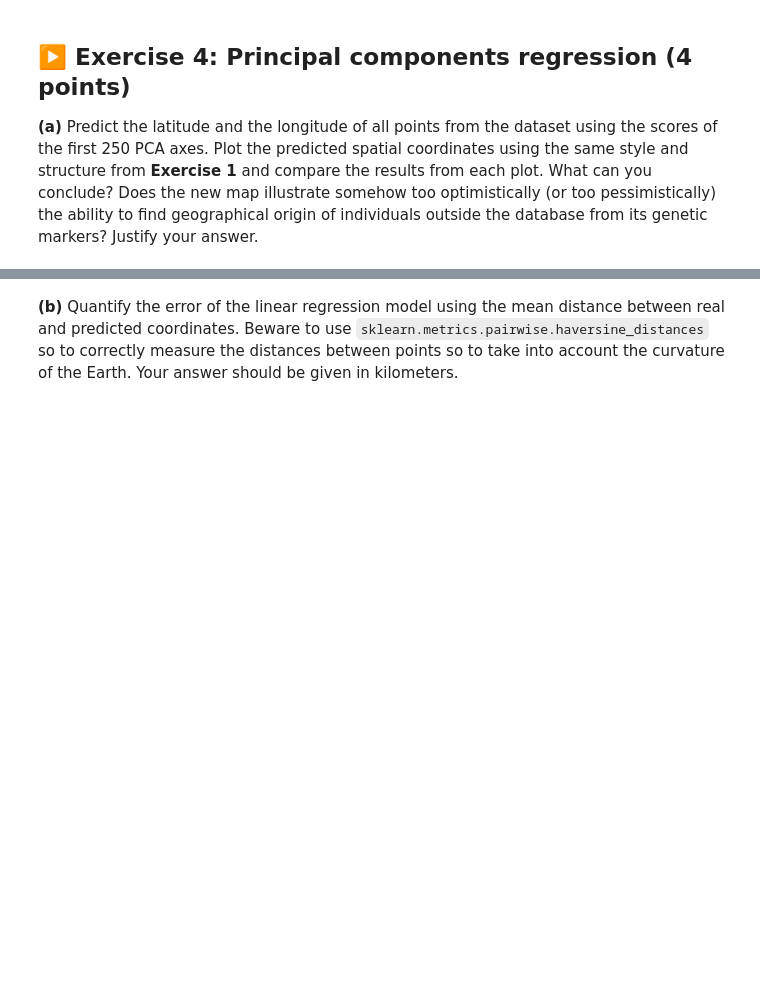
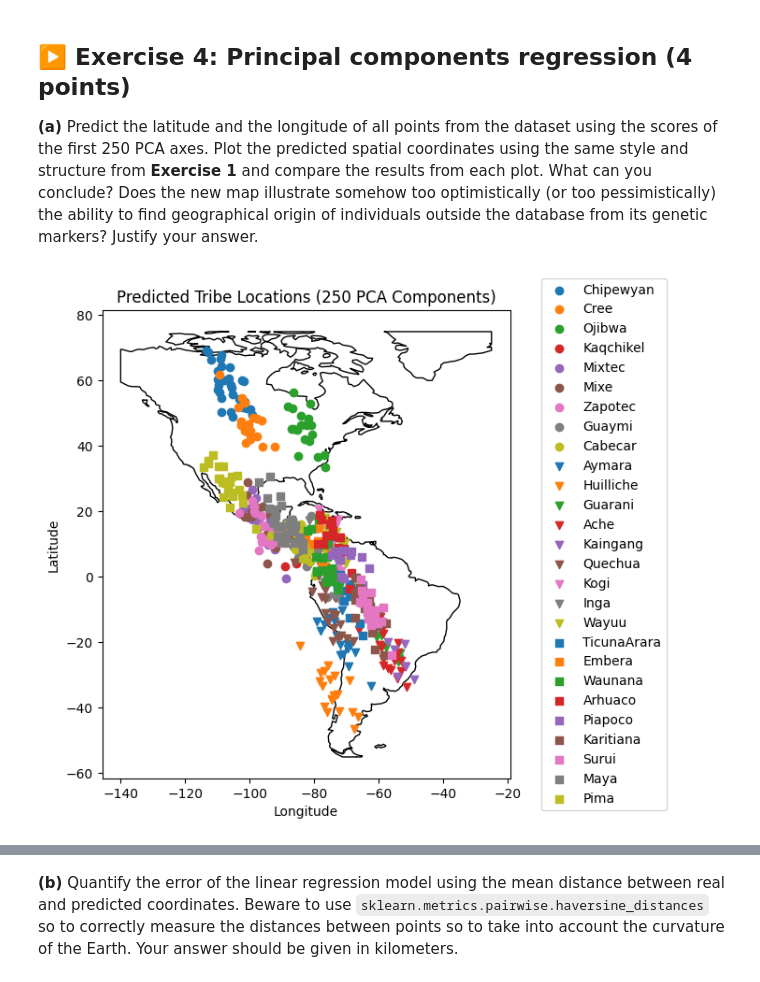
Before and after one commit to Concombrero/TP-Statistical-Learning, a Jupyter notebook: TP2/TP2.ipynb, the cells around one changed output, grey strips where cells are left out. Cells and saved outputs as stored; diff of their text form; code cells hidden in the pictures; blank space fills up the shorter version.

```diff
--- a/TP2/TP2.ipynb
+++ b/TP2/TP2.ipynb
@@ -199,3 +200,31 @@ Redo the 2D scatter plot from item **(b)** on the normalized version of the data
 ## ▶️ Exercise 4: Principal components regression (4 points)
 
 **(a)** Predict the latitude and the longitude of all points from the dataset using the scores of the first 250 PCA axes. Plot the predicted spatial coordinates using the same style and structure from **Exercise 1** and compare the results from each plot. What can you conclude? Does the new map illustrate somehow too optimistically (or too pessimistically) the ability to find geographical origin of individuals outside the database from its genetic markers? Justify your answer.
+# %%
+from sklearn.linear_model import LinearRegression
+from sklearn.decomposition import PCA
+
+# PCA + linear regression
+X_pca = PCA(n_components=250).fit_transform(X)
+y = df[['lat', 'long']]
+model = LinearRegression().fit(X_pca, y)
+predictions = model.predict(X_pca) # predicted latitudes and longitudes
+
+# plotting
+fig, ax = plt.subplots(figsize=(8.0, 6.5))
+world.clip([-140, -55, -25, 75]).plot(ax=ax, color='white', edgecolor='black')
+
+for i, tribe in enumerate(df['Pop'].unique()):
+    mask = df['Pop'] == tribe
+    # predictions[:, 1] is longitude, predictions[:, 0] is latitude
+    ax.scatter(predictions[mask, 1], predictions[mask, 0],
+               marker=marker_list[i//9],
+               color=colors_list[i%9], label=tribe)
+
+ax.legend(loc='center right', bbox_to_anchor=(1.4, 0.5))
+ax.set_title('Predicted Tribe Locations (250 PCA Components)')
+ax.set_xlabel('Longitude')
+ax.set_ylabel('Latitude')
+plt.show()
+# %% [output]
+[figure, added]
```
Also changed, not shown: parts of 5 cells of this notebook.
